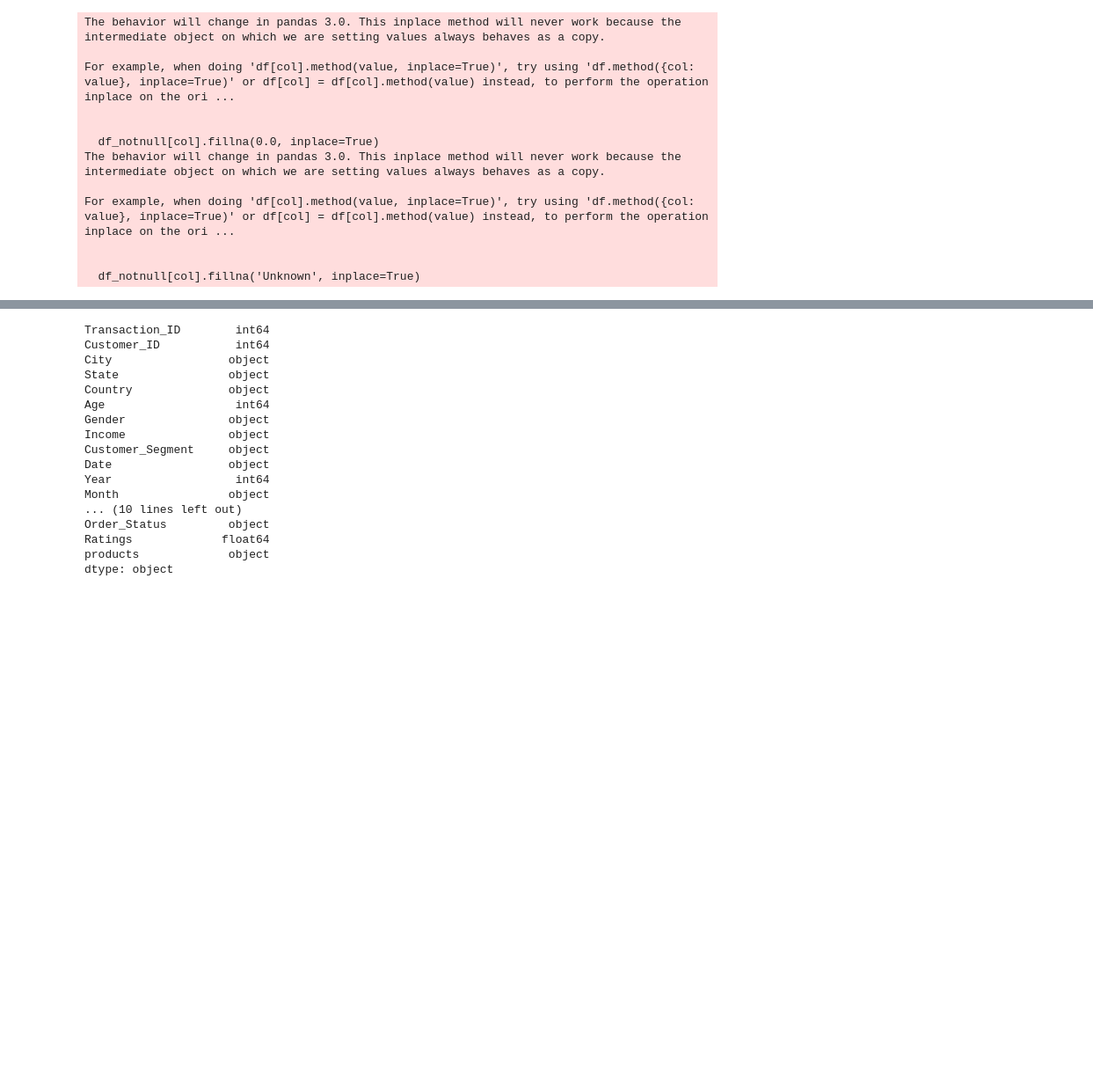
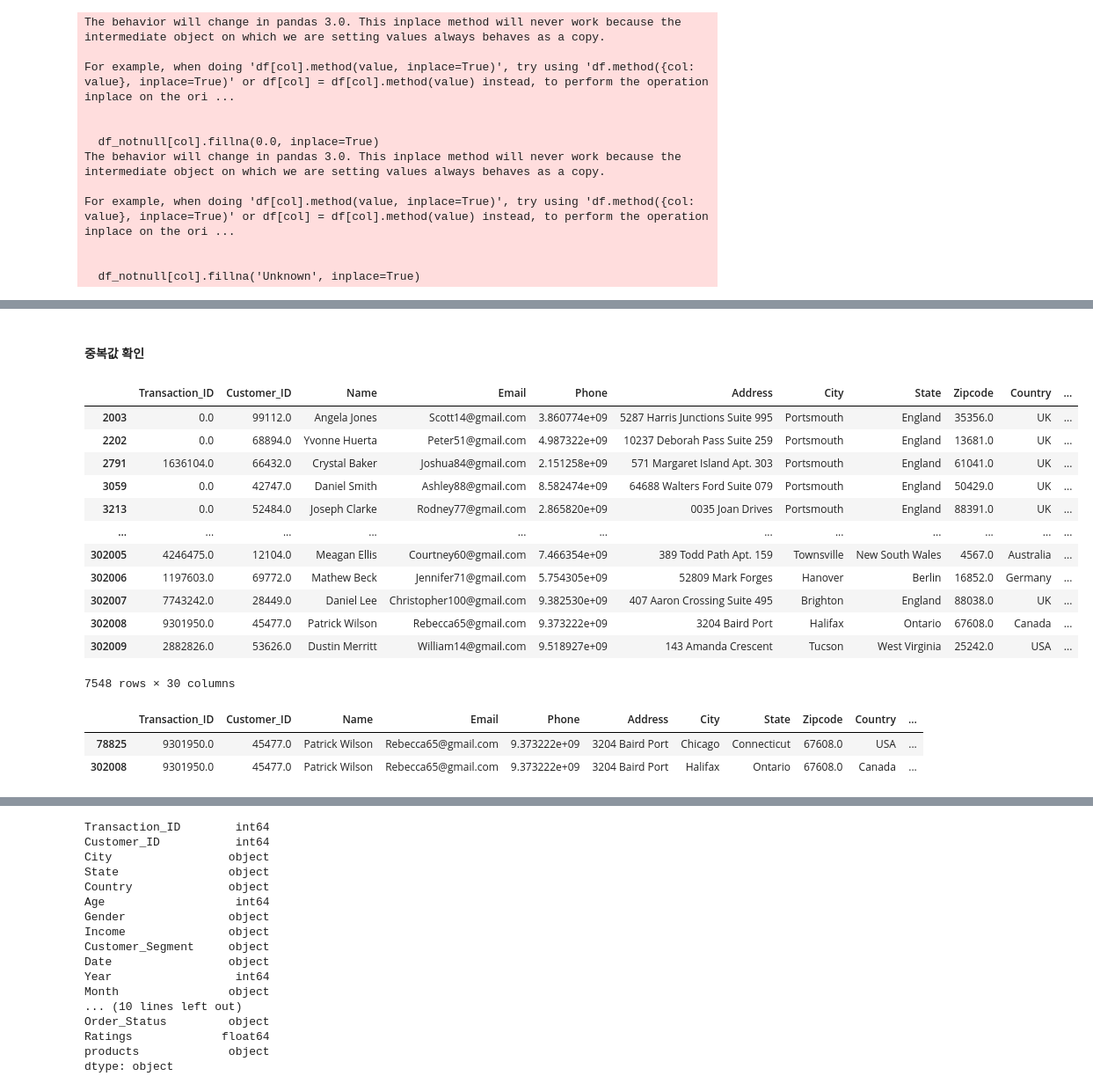
Before and after one commit to youscd/Retail_data_Analysis, a Jupyter notebook: 분석 시각화.ipynb, the cells around one changed output, grey strips where cells are left out. Shown: that part at 88% size. Cells and saved outputs as stored; diff of their text form; code cells hidden in the pictures; blank space fills up the shorter version.

```diff
--- a/분석 시각화.ipynb
+++ b/분석 시각화.ipynb
@@ -116,0 +116,27 @@ df_notnull[df_notnull['City'] == 'Unknown'][:5]
+# %% [markdown]
+#### 중복값 확인
+# %%
+# df_notnull.duplicated()
+# df_notnull['Transaction_ID'].duplicated()
+df_notnull[df_notnull['Transaction_ID'].duplicated()]
+# %% [output]
+|  | Transaction_ID | Customer_ID | Name | Email | Phone | Address | City | State | Zipcode | Country | ... |
+| 2003 | 0.0 | 99112.0 | Angela Jones | Scott14@gmail.com | 3.860774e+09 | 5287 Harris Junctions Suite 995 | Portsmouth | England | 35356.0 | UK | ... |
+| 2202 | 0.0 | 68894.0 | Yvonne Huerta | Peter51@gmail.com | 4.987322e+09 | 10237 Deborah Pass Suite 259 | Portsmouth | England | 13681.0 | UK | ... |
+| 2791 | 1636104.0 | 66432.0 | Crystal Baker | Joshua84@gmail.com | 2.151258e+09 | 571 Margaret Island Apt. 303 | Portsmouth | England | 61041.0 | UK | ... |
+| 3059 | 0.0 | 42747.0 | Daniel Smith | Ashley88@gmail.com | 8.582474e+09 | 64688 Walters Ford Suite 079 | Portsmouth | England | 50429.0 | UK | ... |
+| 3213 | 0.0 | 52484.0 | Joseph Clarke | Rodney77@gmail.com | 2.865820e+09 | 0035 Joan Drives | Portsmouth | England | 88391.0 | UK | ... |
+| ... | ... | ... | ... | ... | ... | ... | ... | ... | ... | ... | ... |
+| 302005 | 4246475.0 | 12104.0 | Meagan Ellis | Courtney60@gmail.com | 7.466354e+09 | 389 Todd Path Apt. 159 | Townsville | New South Wales | 4567.0 | Australia | ... |
+| 302006 | 1197603.0 | 69772.0 | Mathew Beck | Jennifer71@gmail.com | 5.754305e+09 | 52809 Mark Forges | Hanover | Berlin | 16852.0 | Germany | ... |
+| 302007 | 7743242.0 | 28449.0 | Daniel Lee | Christopher100@gmail.com | 9.382530e+09 | 407 Aaron Crossing Suite 495 | Brighton | England | 88038.0 | UK | ... |
+| 302008 | 9301950.0 | 45477.0 | Patrick Wilson | Rebecca65@gmail.com | 9.373222e+09 | 3204 Baird Port | Halifax | Ontario | 67608.0 | Canada | ... |
+| 302009 | 2882826.0 | 53626.0 | Dustin Merritt | William14@gmail.com | 9.518927e+09 | 143 Amanda Crescent | Tucson | West Virginia | 25242.0 | USA | ... |
+7548 rows × 30 columns
+# %%
+# df_notnull[df_notnull['Transaction_ID'] == 1636104.0]
+df_notnull[df_notnull['Transaction_ID'] == 9301950.0]
+# %% [output]
+|  | Transaction_ID | Customer_ID | Name | Email | Phone | Address | City | State | Zipcode | Country | ... |
+| 78825 | 9301950.0 | 45477.0 | Patrick Wilson | Rebecca65@gmail.com | 9.373222e+09 | 3204 Baird Port | Chicago | Connecticut | 67608.0 | USA | ... |
+| 302008 | 9301950.0 | 45477.0 | Patrick Wilson | Rebecca65@gmail.com | 9.373222e+09 | 3204 Baird Port | Halifax | Ontario | 67608.0 | Canada | ... |
```
Also changed, not shown: parts of 21 cells of this notebook.
